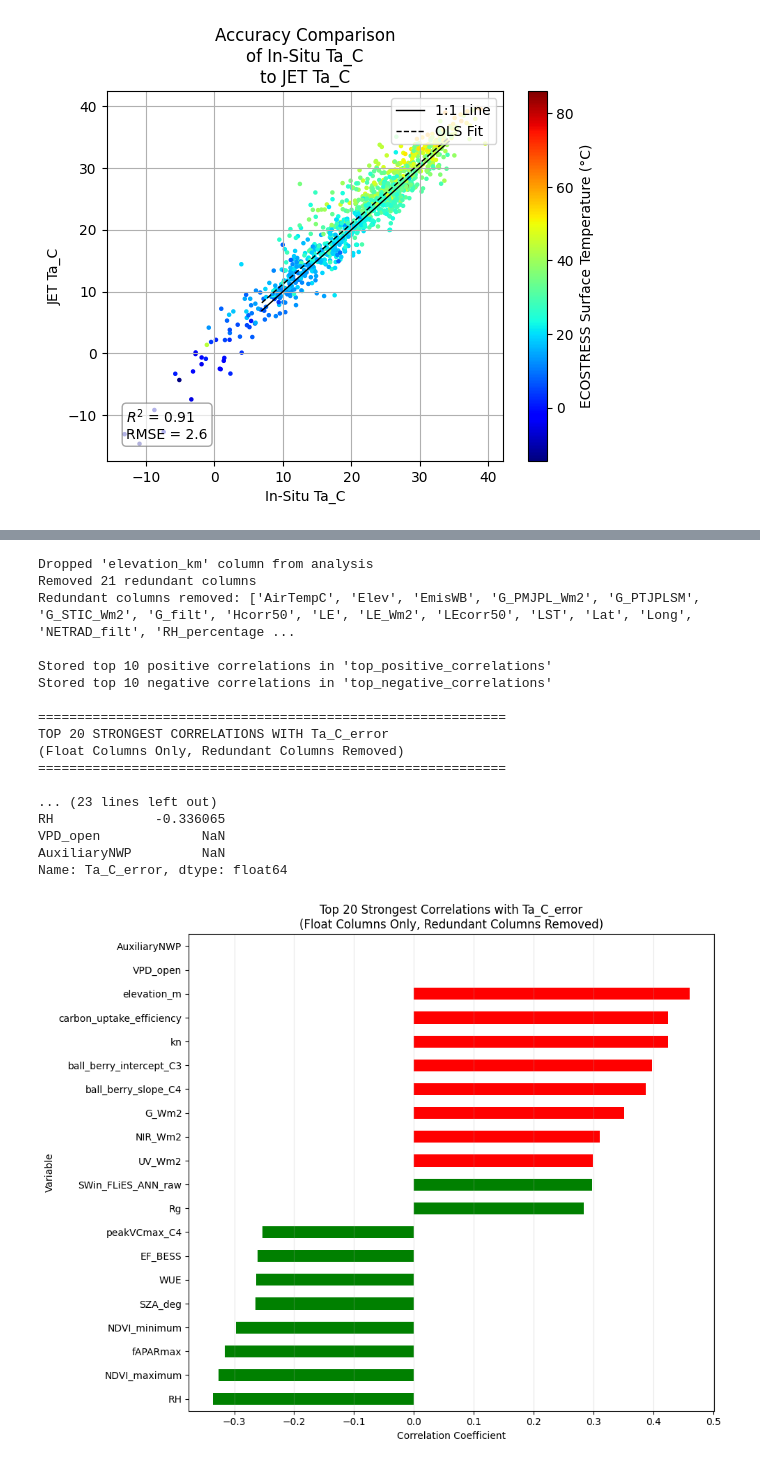
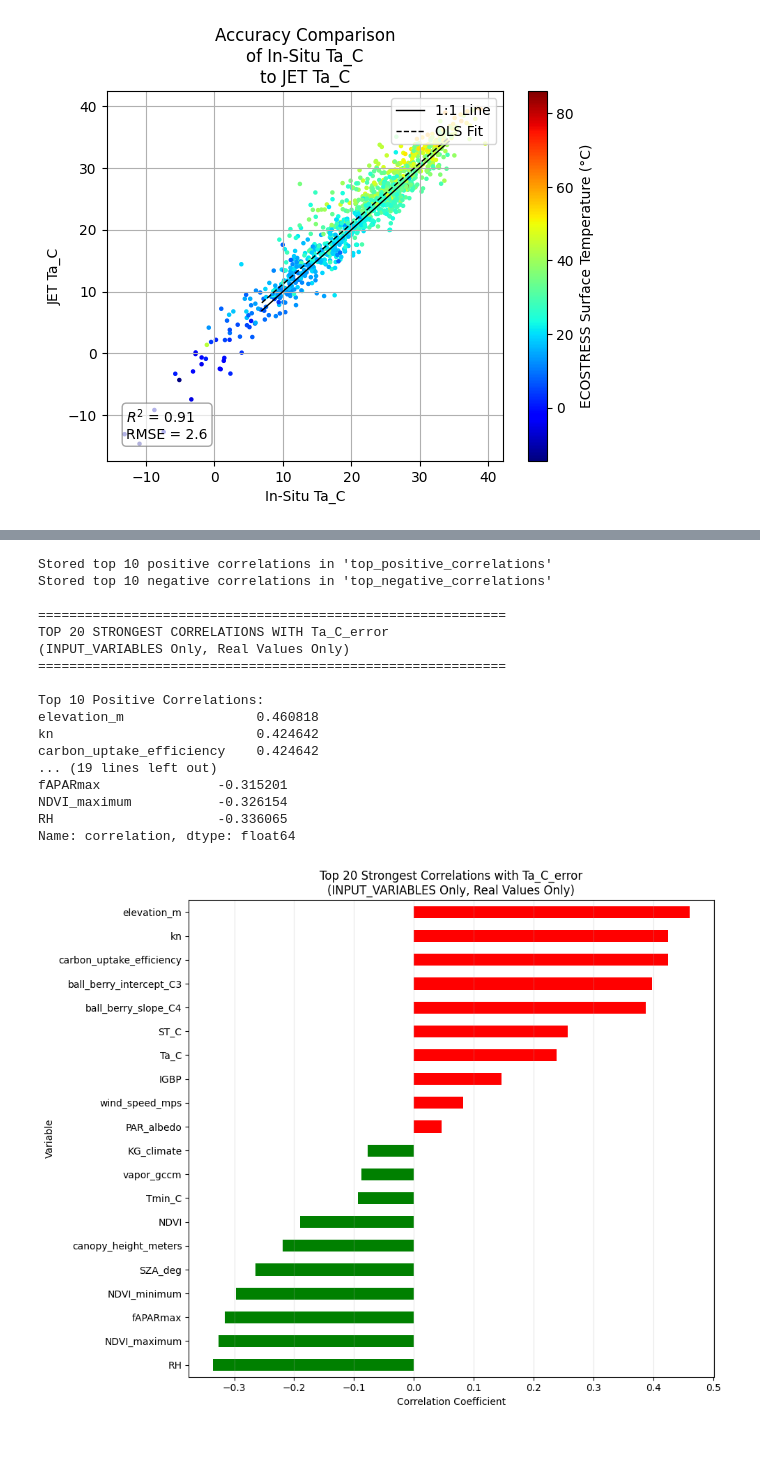
Before and after one commit to gregory-halverson/ECOv003-L3T-L4T-JET, a Jupyter notebook: notebooks/Air Temperature UQ.ipynb, the cells around one changed output, grey strips where cells are left out. Saved outputs shown, nothing was run; the diff lists cells and outputs as text; code cells hidden in the pictures.

```diff
--- a/notebooks/Air Temperature UQ.ipynb
+++ b/notebooks/Air Temperature UQ.ipynb
@@ -103,0 +125,15 @@ plt.show()
+# %%
+# Correlations for INPUT_VARIABLES with Ta_C_error
+vars_in_df = [v for v in INPUT_VARIABLES if v in df.columns]
+numeric_vars = df[vars_in_df].select_dtypes(include=[np.number]).columns.tolist()
+
+# Calculate correlations and keep only finite values (no NaN, no inf)
+corrs = df[numeric_vars].corrwith(df["Ta_C_error"])
+input_var_corrs = (
+    corrs[np.isfinite(corrs)]
+    .sort_values(ascending=False)
+    .rename("correlation")
+    .to_frame()
+)
+
+input_var_corrs
@@ -108,40 +162,8 @@ import pandas as pd
 
 top_n = 20  # Number of top correlations to display
 
-# Select only floating point columns
-float_columns = df.select_dtypes(include=['float64', 'float32']).columns.tolist()
-
-# Drop elevation_km column
-if 'elevation_km' in float_columns:
-    float_columns.remove('elevation_km')
-    print("Dropped 'elevation_km' column from analysis")
-
-# Eliminate redundant columns (keep only the right-most of each identical set)
-float_df = df[float_columns].copy()
-columns_to_remove = set()
-
-for i in range(len(float_columns)):
-    if float_columns[i] in columns_to_remove:
-        continue
-
-    # Check if this column is identical to any column to its right
-    for j in range(i + 1, len(float_columns)):
-        if float_df[float_columns[i]].equals(float_df[float_columns[j]]):
-            columns_to_remove.add(float_columns[i])
-            break
-
-columns_to_keep = [col for col in float_columns if col not in columns_to_remove]
-
-print(f"Removed {len(columns_to_remove)} redundant columns")
-if columns_to_remove:
-    print(f"Redundant columns removed: {sorted(columns_to_remove)}")
-print()
-
-# Use only non-redundant columns
-float_df = float_df[columns_to_keep]
-
-# Calculate Pearson correlations with Ta_C_error (only for float columns)
-correlations = float_df.corr()['Ta_C_error'].drop('Ta_C_error').sort_values(ascending=False)
+# Use input_var_corrs which already has only variables with real correlation values
+correlations = input_var_corrs['correlation']
 
 # Store top correlations and anti-correlations for future use
 top_positive_correlations = correlations.head(top_n//2)
@@ -152,43 +174,43 @@ print(f"Stored top {top_n//2} negative correlations in 'top_negative_correlation
 print()
 
 # Display top correlations
 print("=" * 60)
 print(f"TOP {top_n} STRONGEST CORRELATIONS WITH Ta_C_error")
-print("(Float Columns Only, Redundant Columns Removed)")
+print("(INPUT_VARIABLES Only, Real Values Only)")
 print("=" * 60)
 print(f"\nTop {top_n//2} Positive Correlations:")
 print(top_positive_correlations)
 print("\n" + "-" * 60)
 print(f"\nTop {top_n//2} Negative Correlations:")
 print(top_negative_correlations)
 
 # Visualize top n correlations (positive and negative combined)
 fig, ax = plt.subplots(figsize=(10, 8))
 top_correlations = pd.concat([top_positive_correlations, top_negative_correlations])
 colors = ['green' if x > 0 else 'red' for x in top_correlations.values]
 top_correlations.sort_values().plot(kind='barh', ax=ax, color=colors)
 ax.set_xlabel('Correlation Coefficient')
 ax.set_ylabel('Variable')
-ax.set_title(f'Top {top_n} Strongest Correlations with Ta_C_error\n(Float Columns Only, Redundant Columns Removed)')
+ax.set_title(f'Top {top_n} Strongest Correlations with Ta_C_error\n(INPUT_VARIABLES Only, Real Values Only)')
 ax.grid(True, axis='x', alpha=0.3)
 plt.tight_layout()
 plt.show()
 # %% [output]
-Dropped 'elevation_km' column from analysis
-Removed 21 redundant columns
-Redundant columns removed: ['AirTempC', 'Elev', 'EmisWB', 'G_PMJPL_Wm2', 'G_PTJPLSM', 'G_STIC_Wm2', 'G_filt', 'Hcorr50', 'LE', 'LE_Wm2', 'LEcorr50', 'LST', 'Lat', 'Long', 'NETRAD_filt', 'RH_percentage ...
-
 Stored top 10 positive correlations in 'top_positive_correlations'
 Stored top 10 negative correlations in 'top_negative_correlations'
 
 ============================================================
 TOP 20 STRONGEST CORRELATIONS WITH Ta_C_error
-(Float Columns Only, Redundant Columns Removed)
+(INPUT_VARIABLES Only, Real Values Only)
 ============================================================
 
-... (23 lines left out)
-RH             -0.336065
-VPD_open             NaN
-AuxiliaryNWP         NaN
-Name: Ta_C_error, dtype: float64
+Top 10 Positive Correlations:
+elevation_m                 0.460818
+kn                          0.424642
+carbon_uptake_efficiency    0.424642
+... (19 lines left out)
+fAPARmax               -0.315201
+NDVI_maximum           -0.326154
+RH                     -0.336065
+Name: correlation, dtype: float64
-[figure, old version]
+[figure, new version]
```
Also changed, not shown: parts of 8 cells of this notebook, 7 other files.
